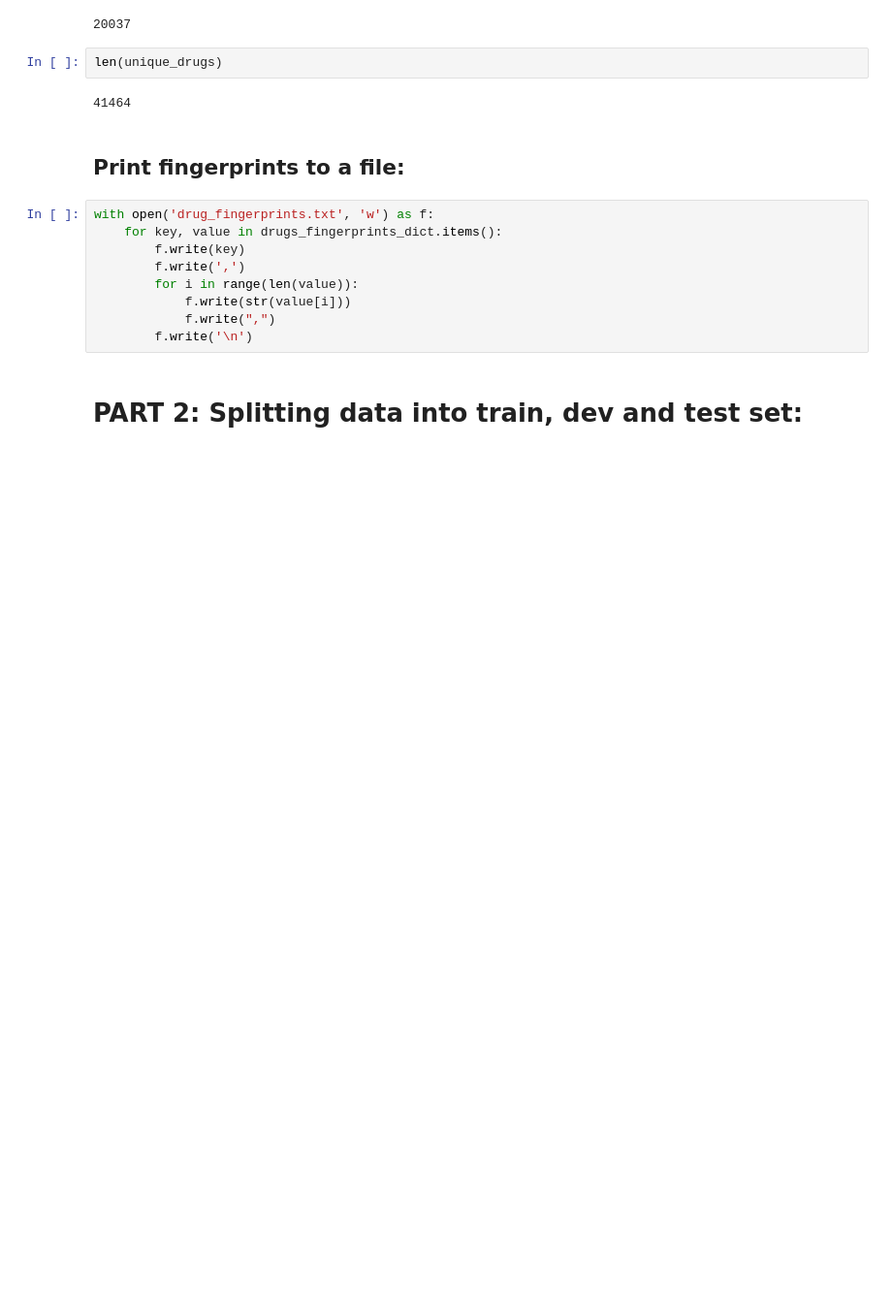
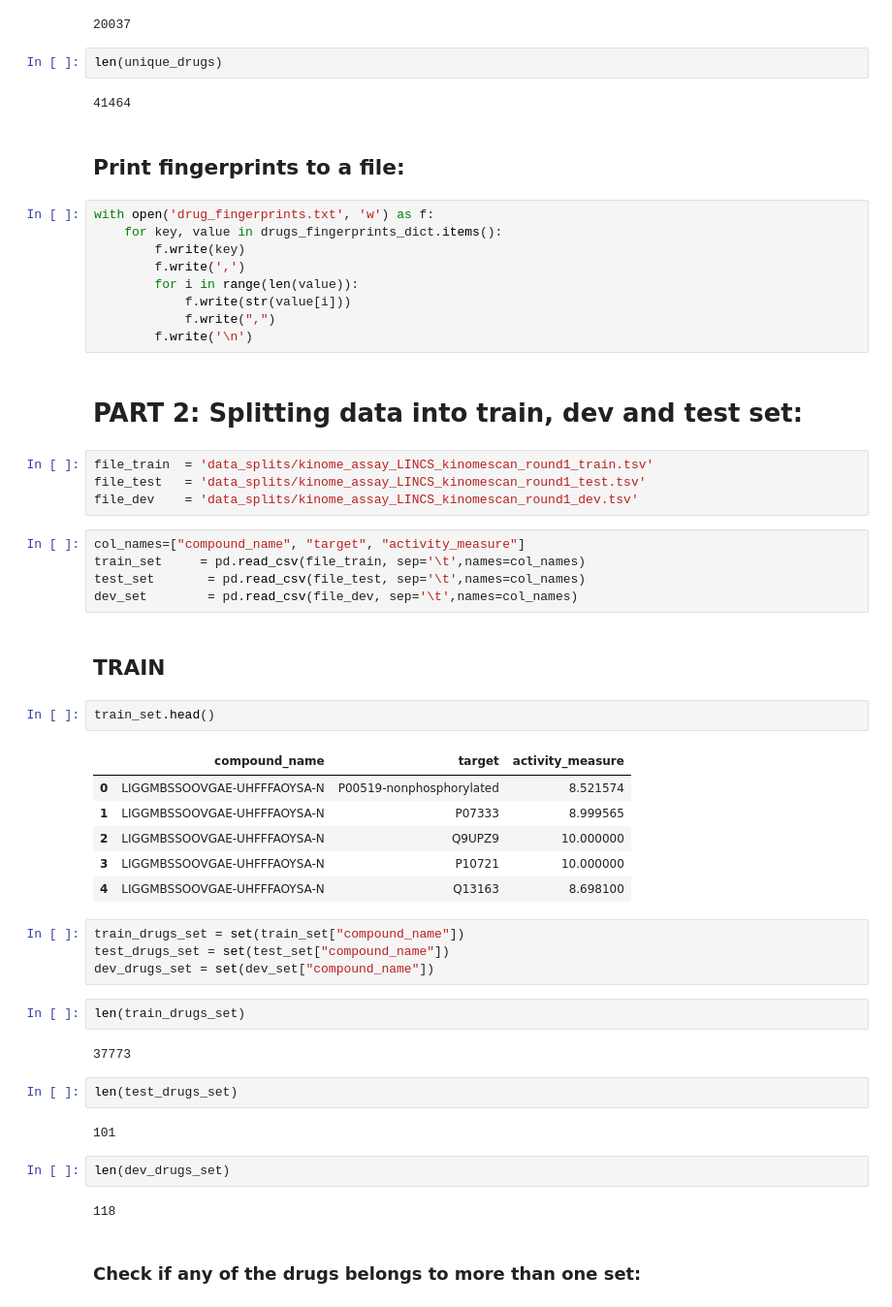
Before and after one commit to mslovett21/k_challenge, a Jupyter notebook: data_parsing.ipynb, the cells around one changed output. Shown: that part at 97% size. Saved outputs shown, nothing was run; the diff lists cells and outputs as text; blank space fills up the shorter version.

Commit message:
adds data files

```diff
--- a/data_parsing.ipynb
+++ b/data_parsing.ipynb
@@ -318,3 +318,41 @@ with open('drug_fingerprints.txt', 'w') as f:
         f.write('\n')
 # %% [markdown]
 # PART 2: Splitting data into train, dev and test set:
+# %%
+file_train  = 'data_splits/kinome_assay_LINCS_kinomescan_round1_train.tsv'
+file_test   = 'data_splits/kinome_assay_LINCS_kinomescan_round1_test.tsv'
+file_dev    = 'data_splits/kinome_assay_LINCS_kinomescan_round1_dev.tsv'
+# %%
+col_names=["compound_name", "target", "activity_measure"]
+train_set     = pd.read_csv(file_train, sep='\t',names=col_names)
+test_set       = pd.read_csv(file_test, sep='\t',names=col_names)
+dev_set        = pd.read_csv(file_dev, sep='\t',names=col_names)
+# %% [markdown]
+## TRAIN
+# %%
+train_set.head()
+# %% [output]
+|  | compound_name | target | activity_measure |
+| 0 | LIGGMBSSOOVGAE-UHFFFAOYSA-N | P00519-nonphosphorylated | 8.521574 |
+| 1 | LIGGMBSSOOVGAE-UHFFFAOYSA-N | P07333 | 8.999565 |
+| 2 | LIGGMBSSOOVGAE-UHFFFAOYSA-N | Q9UPZ9 | 10.000000 |
+| 3 | LIGGMBSSOOVGAE-UHFFFAOYSA-N | P10721 | 10.000000 |
+| 4 | LIGGMBSSOOVGAE-UHFFFAOYSA-N | Q13163 | 8.698100 |
+# %%
+train_drugs_set = set(train_set["compound_name"])
+test_drugs_set = set(test_set["compound_name"])
+dev_drugs_set = set(dev_set["compound_name"])
+# %%
+len(train_drugs_set)
+# %% [output]
+37773
+# %%
+len(test_drugs_set)
+# %% [output]
+101
+# %%
+len(dev_drugs_set)
+# %% [output]
+118
+# %% [markdown]
+### Check if any of the drugs belongs to more than one set:
```
Also changed, not shown: parts of 18 cells of this notebook, 10 other files.
